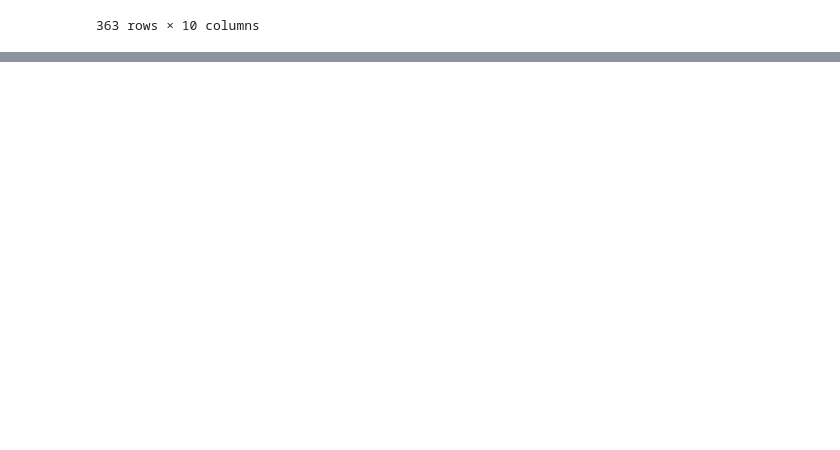
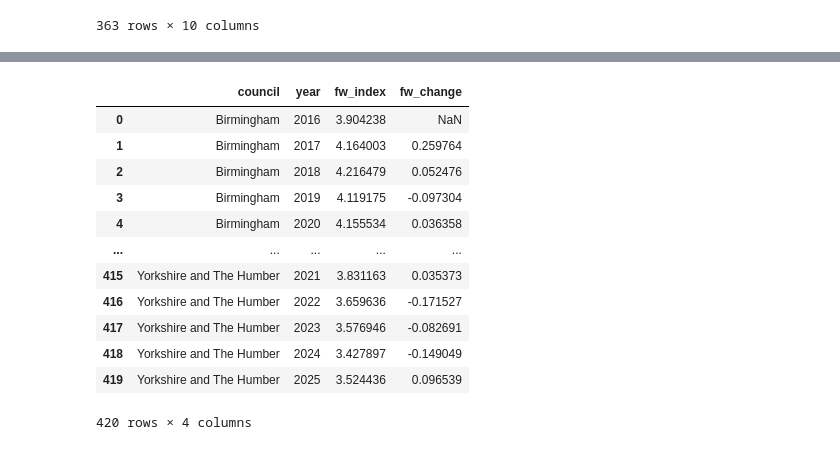
Before and after one commit to Belmiro42/M6006_assignment3_21101061234, a Jupyter notebook: Cleaning_Income.ipynb, the cells around one changed output, grey strips where cells are left out. Drawn from its saved outputs; the diff is of its cells as text; code cells hidden in the pictures; blank space fills up the shorter version.

```diff
--- a/Cleaning_Income.ipynb
+++ b/Cleaning_Income.ipynb
@@ -413,0 +464,3 @@ fig.show()
+# %%
+fw_df = pd.DataFrame(fw_results)
+fw_df.head()
@@ -413,0 +474,35 @@ fig.show()
+# %%
+fw_df = fw_df.sort_values(["council", "year"])
+# %%
+fw_df["fw_change"] = np.nan
+# %%
+for council in fw_df["council"].unique():
+
+    council_data = fw_df[fw_df["council"] == council]
+    council_data = council_data.sort_values("year")
+
+    fw_values = council_data["fw_index"].values
+
+    changes = []
+    changes.append(np.nan)  # first year has no change
+
+    for i in range(1, len(fw_values)):
+        changes.append(fw_values[i] - fw_values[i - 1])
+
+    fw_df.loc[council_data.index, "fw_change"] = changes
+# %%
+fw_df
+# %% [output]
+|  | council | year | fw_index | fw_change |
+| 0 | Birmingham | 2016 | 3.904238 | NaN |
+| 1 | Birmingham | 2017 | 4.164003 | 0.259764 |
+| 2 | Birmingham | 2018 | 4.216479 | 0.052476 |
+| 3 | Birmingham | 2019 | 4.119175 | -0.097304 |
+| 4 | Birmingham | 2020 | 4.155534 | 0.036358 |
+| ... | ... | ... | ... | ... |
+| 415 | Yorkshire and The Humber | 2021 | 3.831163 | 0.035373 |
+| 416 | Yorkshire and The Humber | 2022 | 3.659636 | -0.171527 |
+| 417 | Yorkshire and The Humber | 2023 | 3.576946 | -0.082691 |
+| 418 | Yorkshire and The Humber | 2024 | 3.427897 | -0.149049 |
+| 419 | Yorkshire and The Humber | 2025 | 3.524436 | 0.096539 |
+420 rows × 4 columns
```
Also changed, not shown: parts of 7 cells of this notebook, 17 other files.
